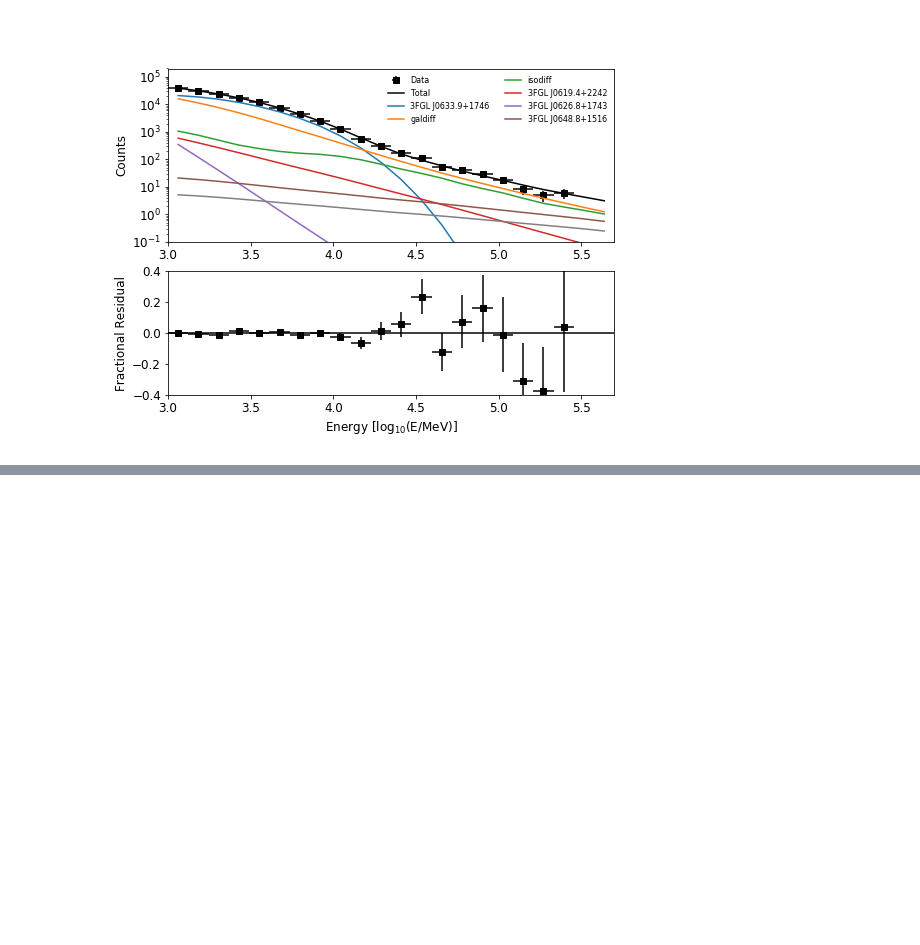
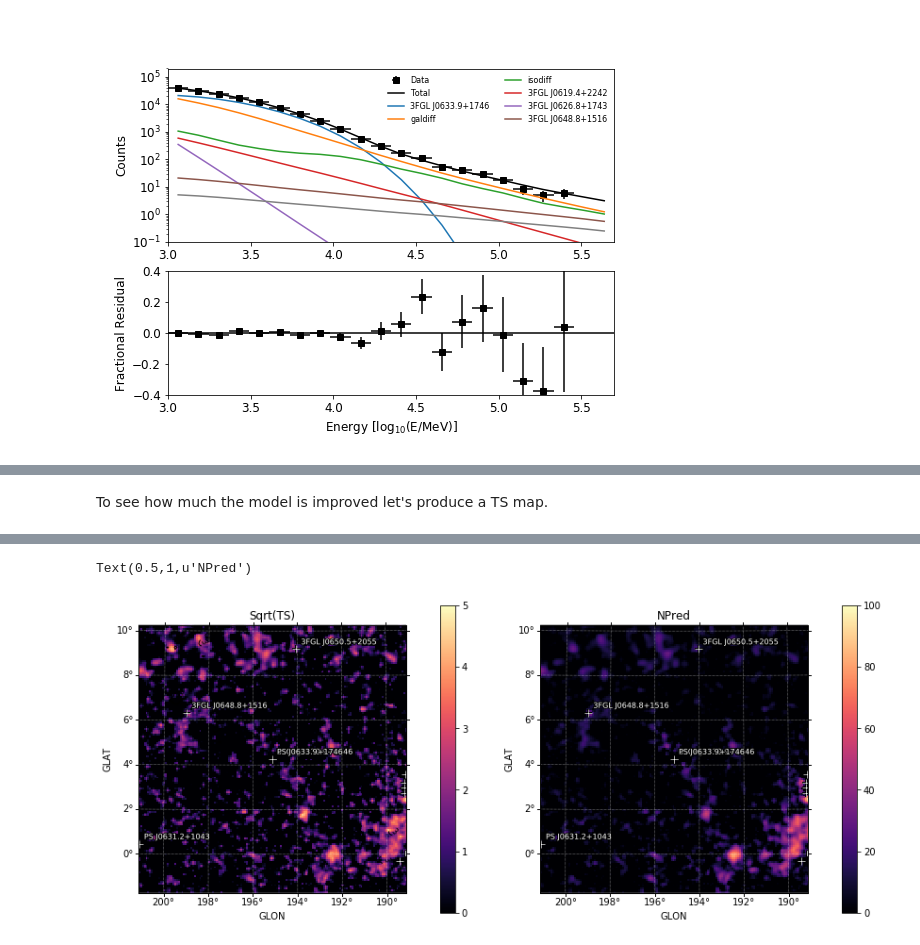
Before and after one commit to fermiPy/fermipy-extra, a Jupyter notebook: notebooks/phase_analysis.ipynb, the cells around one changed output, grey strips where cells are left out. Drawn from its saved outputs; the diff is of its cells as text; code cells hidden in the pictures; blank space fills up the shorter version.

Commit message:
Added notebook phase_analysis.ipynb

```diff
--- a/notebooks/phase_analysis.ipynb
+++ b/notebooks/phase_analysis.ipynb
@@ -146,4 +151,4 @@ Looking to the phase plot above we choose to consider the data between x=0.75 an
 # %%
-gta = GTAnalysis('config_phase_combined.yaml')
+gta = GTAnalysis('config_phase.yaml')
 gta.setup()
 # %% [output]
@@ -344,4 +410,5 @@ Image(filename='outdir/initial_counts_spectrum.png')
 # %%
 gta.free_sources()
-gta.optimize()
+gta.fit()
+gta.print_model()
 # %% [output]
@@ -395,0 +438,11 @@ Fitting shape 3FGL J0648.1+1606 TS:     35.525
+# %% [markdown]
+To see how much the model is improved let's produce a TS map.
+# %%
+tsmap_relnewsources = gta.tsmap(prefix='TSmap_relnewsources',make_plots=True,write_fits=True,write_npy=True)
+%matplotlib inline
+fig = pl.figure(figsize=(14,6))
+ROIPlotter(tsmap_relnewsources['sqrt_ts'],roi=gta.roi).plot(levels=[0,3,6,10],vmin=0,vmax=5,subplot=121,cmap='magma')
+pl.gca().set_title('Sqrt(TS)')
+ROIPlotter(tsmap_relnewsources['npred'],roi=gta.roi).plot(vmin=0,vmax=100,subplot=122,cmap='magma')
+pl.gca().set_title('NPred')
+# %% [output]
@@ -395,0 +453,2 @@ Fitting shape 3FGL J0648.1+1606 TS:     35.525
+Text(0.5,1,u'NPred')
+[figure, added]
```
Also changed, not shown: parts of 32 cells of this notebook.
